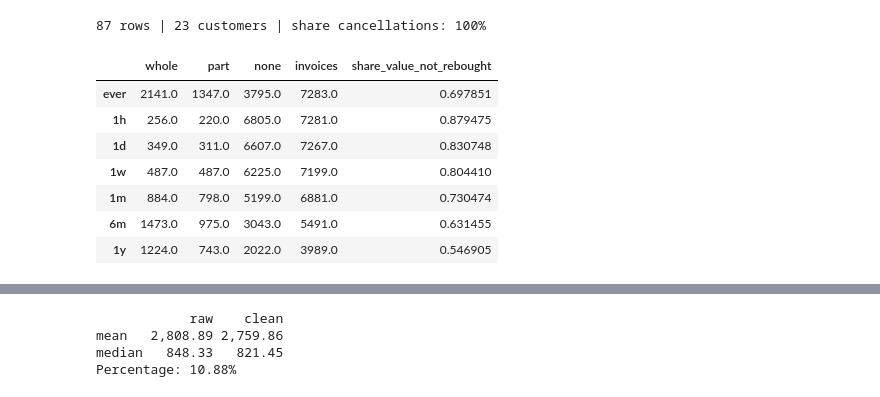
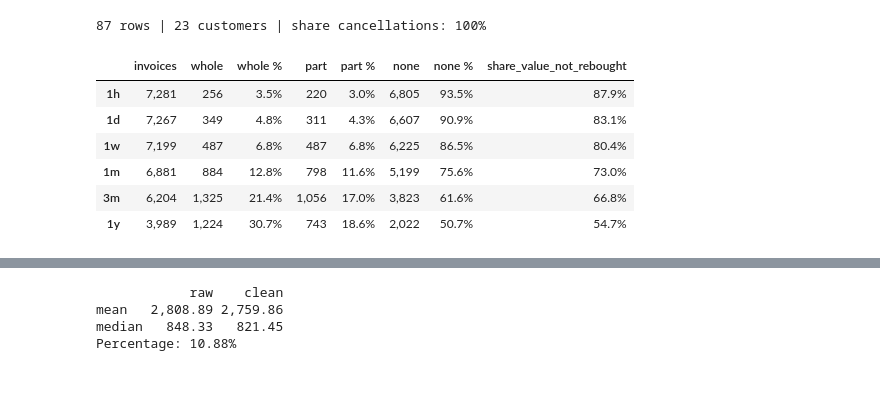
Before and after one commit to anristepanian/data-wrangling-on-e-commerce-data, a Jupyter notebook: main.ipynb, the cells around one changed output, grey strips where cells are left out. Drawn from its saved outputs; the diff is of its cells as text; code cells hidden in the pictures.

```diff
--- a/main.ipynb
+++ b/main.ipynb
@@ -957,56 +959,80 @@ print(f'\n{m.sum()} rows | {clean.loc[m, "Customer ID"].nunique()} customers | s
 87 rows | 23 customers | share cancellations: 100%
 # %%
 windows = {"1h": pd.Timedelta(hours=1), "1d": pd.Timedelta(days=1), "1w": pd.Timedelta(weeks=1),
-           "1m": pd.Timedelta(days=30), "6m": pd.Timedelta(days=182), "1y": pd.Timedelta(days=365)}
+           "1m": pd.Timedelta(days=30), "3m": pd.Timedelta(days=91), "1y": pd.Timedelta(days=365)}
 
 # 1. cancellation lines of known customers
 canc = (clean[clean["has_customer"] & clean["is_cancellation"]]
         [["Invoice", "Customer ID", "StockCode", "InvoiceDate", "Revenue"]]
         .rename(columns={"InvoiceDate": "cancel_time"}))
-canc["cancelled_value"] = -canc["Revenue"] # positive amount that was cancelled
+canc["cancelled_value"] = -canc["Revenue"]
 canc["Customer ID"] = canc["Customer ID"].astype("int64")
+canc["line_id"] = canc.index # id of the canceled line
 
-# 2. later sales of the same customer and the same stock code
+# 2a. first later sale of the same customer and the same stock code
 sales = (clean[clean["has_customer"] & ~clean["is_cancellation"]]
-         [["Customer ID", "StockCode", "InvoiceDate"]]
-         .rename(columns={"InvoiceDate": "sale_time"}))
+         [["Customer ID", "StockCode", "Invoice", "InvoiceDate"]]
+         .rename(columns={"Invoice": "sale_invoice", "InvoiceDate": "sale_time"}))
 sales["Customer ID"] = sales["Customer ID"].astype("int64")
 
-m = pd.merge_asof(canc.sort_values("cancel_time"), sales.sort_values("sale_time"),
+m = pd.merge_asof(canc.sort_values("cancel_time"),
+                  sales[["Customer ID", "StockCode", "sale_time"]].sort_values("sale_time"),
                   left_on="cancel_time", right_on="sale_time",
                   by=["Customer ID", "StockCode"],
                   direction="forward", allow_exact_matches=False)
-m["gap"] = m["sale_time"] - m["cancel_time"] # NaT = never bought again
-
+m["gap"] = m["sale_time"] - m["cancel_time"]
 m["ever"] = m["gap"].notna()
 for name, w in windows.items():
-    m[f"re_{name}"] = m["gap"] <= w # one True/False column per window
+    m[f"re_{name}"] = m["gap"] <= w
+
+# 2b. how often did this customer buy this product (per invoice) after / before the cancellation?
+si = sales.drop_duplicates(["Customer ID", "StockCode", "sale_invoice"])
+pairs = canc[["line_id", "Customer ID", "StockCode", "cancel_time"]].merge(si, on=["Customer ID", "StockCode"])
+counts = pd.DataFrame({
+    "n_later":   pairs[pairs["sale_time"] > pairs["cancel_time"]].groupby("line_id").size(),
+    "n_earlier": pairs[pairs["sale_time"] < pairs["cancel_time"]].groupby("line_id").size(),
+})
+m = m.join(counts, on="line_id").fillna({"n_later": 0, "n_earlier": 0})
+
+# strict version = rebought within the window AND it was the only later purchase
+for name in windows:
+    m[f"rs_{name}"] = m[f"re_{name}"] & (m["n_later"] == 1)
 
 # 3. group the lines by cancellation invoice
-end = clean["InvoiceDate"].max() # end of the data
+end = clean["InvoiceDate"].max()
 
 def invoice_status(col, w=None):
     d = m if w is None else m[(end - m["cancel_time"]) >= w] # only cancellations with a full follow-up window
     g = d.groupby("Invoice")[col]
     k, n = g.sum(), g.size()
     status = pd.Series(np.select([k == n, k > 0], ["whole", "part"], "none"), index=n.index)
     lost = d.loc[~d[col], "cancelled_value"].sum() / d["cancelled_value"].sum()
     return status, lost
 
-out = {}
-for col, w in [("ever", None)] + [(f"re_{k}", v) for k, v in windows.items()]:
-    status, lost = invoice_status(col, w)
-    counts = status.value_counts().reindex(["whole", "part", "none"], fill_value=0)
-    out[col.replace("re_", "")] = {**counts.to_dict(), "invoices": len(status),
-                                   "share_value_not_rebought": lost}
-summary = pd.DataFrame(out).T
-display(summary)
+def summarize(prefix):
+    out = {}
+    for name, w in windows.items():
+        status, lost = invoice_status(f"{prefix}_{name}", w)
+        counts = status.value_counts().reindex(["whole", "part", "none"], fill_value=0)
+        out[name] = {**counts.to_dict(), "invoices": len(status), "share_value_not_rebought": lost}
+    return pd.DataFrame(out).T
+
+def human(df):
+    df = df.astype({"whole": int, "part": int, "none": int, "invoices": int})
+    for c in ["whole", "part", "none"]:
+        df[f"{c} %"] = df[c] / df["invoices"]
+    df = df[["invoices", "whole", "whole %", "part", "part %", "none", "none %", "share_value_not_rebought"]]
+    return df.style.format({"invoices": "{:,}", "whole": "{:,}", "part": "{:,}", "none": "{:,}",
+                            "whole %": "{:.1%}", "part %": "{:.1%}", "none %": "{:.1%}",
+                            "share_value_not_rebought": "{:.1%}"})
+
+display(human(summarize("re"))) # any later purchase of the product
+display(human(summarize("rs"))) # strict: the only later purchase
 # %% [output]
-|  | whole | part | none | invoices | share_value_not_rebought |
-| ever | 2141.0 | 1347.0 | 3795.0 | 7283.0 | 0.697851 |
-| 1h | 256.0 | 220.0 | 6805.0 | 7281.0 | 0.879475 |
-| 1d | 349.0 | 311.0 | 6607.0 | 7267.0 | 0.830748 |
-| 1w | 487.0 | 487.0 | 6225.0 | 7199.0 | 0.804410 |
-| 1m | 884.0 | 798.0 | 5199.0 | 6881.0 | 0.730474 |
-| 6m | 1473.0 | 975.0 | 3043.0 | 5491.0 | 0.631455 |
-| 1y | 1224.0 | 743.0 | 2022.0 | 3989.0 | 0.546905 |
+|  | invoices | whole | whole % | part | part % | none | none % | share_value_not_rebought |
+| 1h | 7,281 | 256 | 3.5% | 220 | 3.0% | 6,805 | 93.5% | 87.9% |
+| 1d | 7,267 | 349 | 4.8% | 311 | 4.3% | 6,607 | 90.9% | 83.1% |
+| 1w | 7,199 | 487 | 6.8% | 487 | 6.8% | 6,225 | 86.5% | 80.4% |
+| 1m | 6,881 | 884 | 12.8% | 798 | 11.6% | 5,199 | 75.6% | 73.0% |
+| 3m | 6,204 | 1,325 | 21.4% | 1,056 | 17.0% | 3,823 | 61.6% | 66.8% |
+| 1y | 3,989 | 1,224 | 30.7% | 743 | 18.6% | 2,022 | 50.7% | 54.7% |
```
Also changed, not shown: parts of 8 cells of this notebook.
